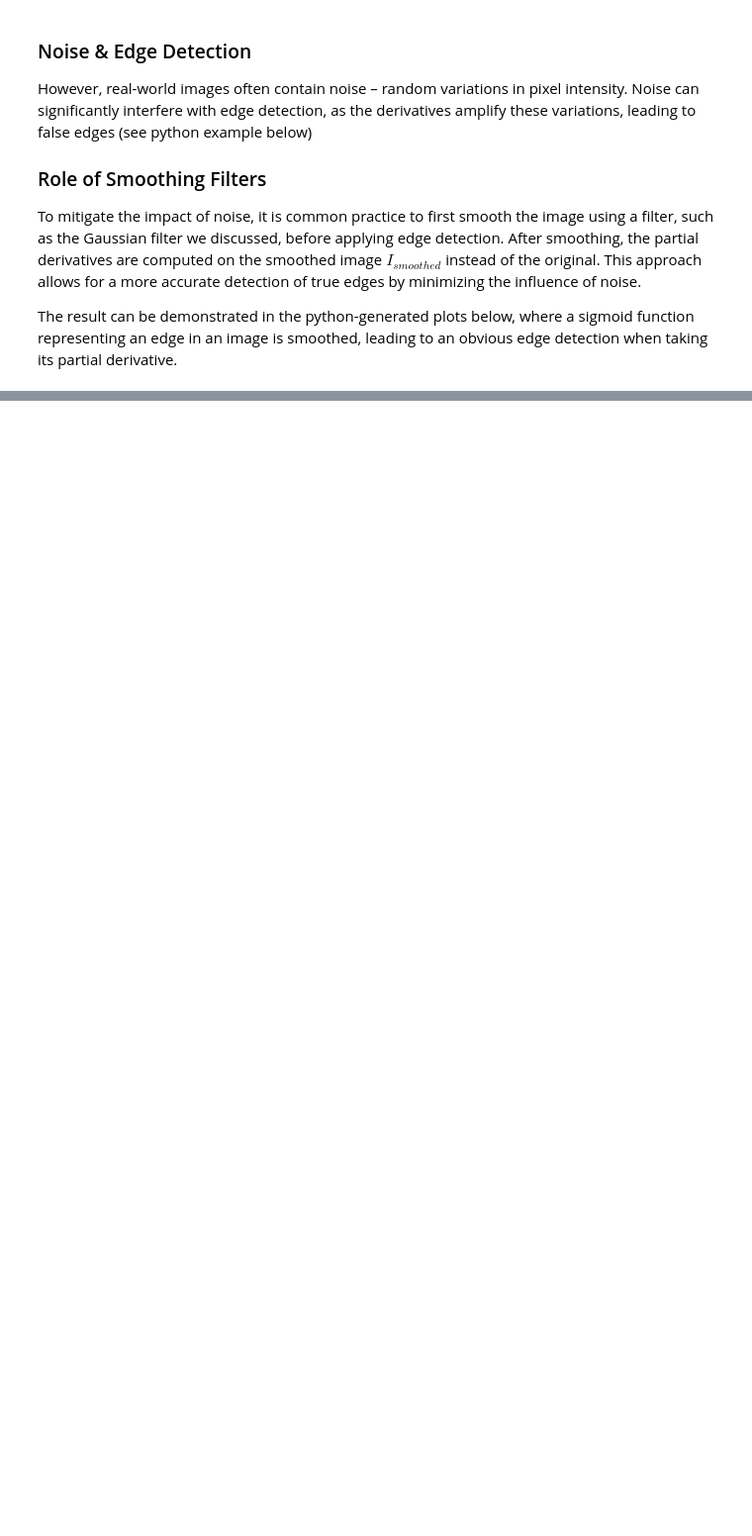
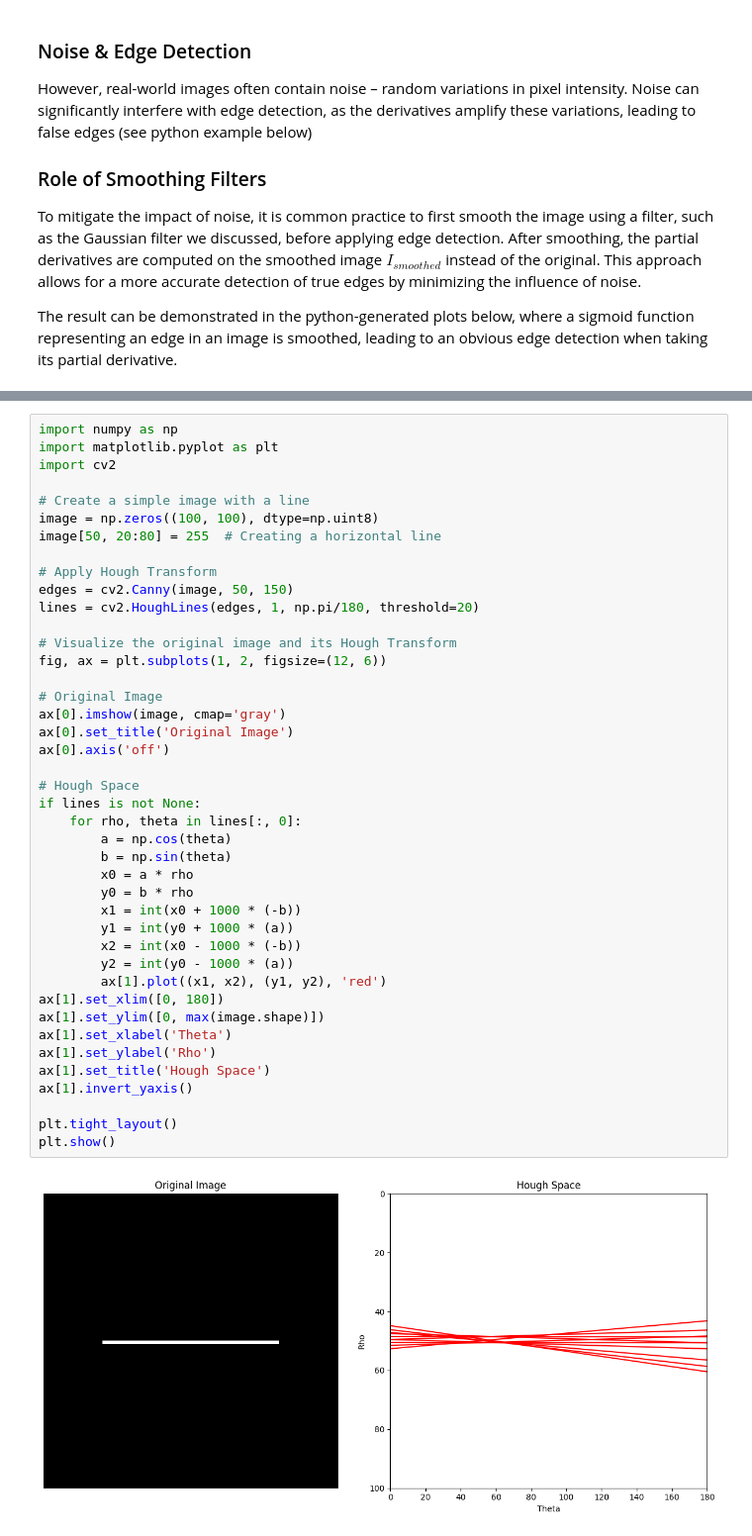
Before and after one commit to Yehuda-Bergstein/BSA-2023, a Jupyter notebook: week-4/BSA-Exercise-4.ipynb, the cells around one changed output, grey strips where cells are left out. Shown at 99% size. Saved outputs shown, nothing was run; the diff lists cells and outputs as text; blank space fills up the shorter version.

Commit message:
edge detection but also hough transforms

```diff
--- a/week-4/BSA-Exercise-4.ipynb
+++ b/week-4/BSA-Exercise-4.ipynb
@@ -270,0 +303,44 @@ plt.show()
+# %%
+import numpy as np
+import matplotlib.pyplot as plt
+import cv2
+
+# Create a simple image with a line
+image = np.zeros((100, 100), dtype=np.uint8)
+image[50, 20:80] = 255  # Creating a horizontal line
+
+# Apply Hough Transform
+edges = cv2.Canny(image, 50, 150)
+lines = cv2.HoughLines(edges, 1, np.pi/180, threshold=20)
+
+# Visualize the original image and its Hough Transform
+fig, ax = plt.subplots(1, 2, figsize=(12, 6))
+
+# Original Image
+ax[0].imshow(image, cmap='gray')
+ax[0].set_title('Original Image')
+ax[0].axis('off')
+
+# Hough Space
+if lines is not None:
+    for rho, theta in lines[:, 0]:
+        a = np.cos(theta)
+        b = np.sin(theta)
+        x0 = a * rho
+        y0 = b * rho
+        x1 = int(x0 + 1000 * (-b))
+        y1 = int(y0 + 1000 * (a))
+        x2 = int(x0 - 1000 * (-b))
+        y2 = int(y0 - 1000 * (a))
+        ax[1].plot((x1, x2), (y1, y2), 'red')
+ax[1].set_xlim([0, 180])
+ax[1].set_ylim([0, max(image.shape)])
+ax[1].set_xlabel('Theta')
+ax[1].set_ylabel('Rho')
+ax[1].set_title('Hough Space')
+ax[1].invert_yaxis()
+
+plt.tight_layout()
+plt.show()
+# %% [output]
+[figure, added]
```
Also changed, not shown: parts of 8 cells of this notebook.
